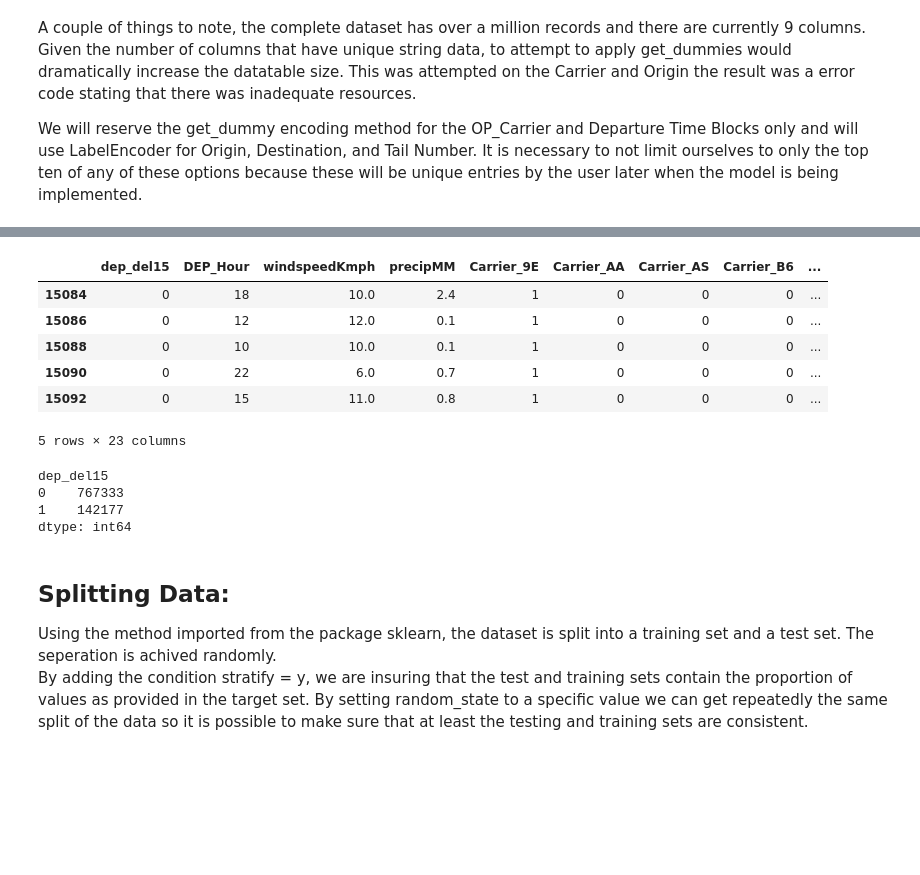
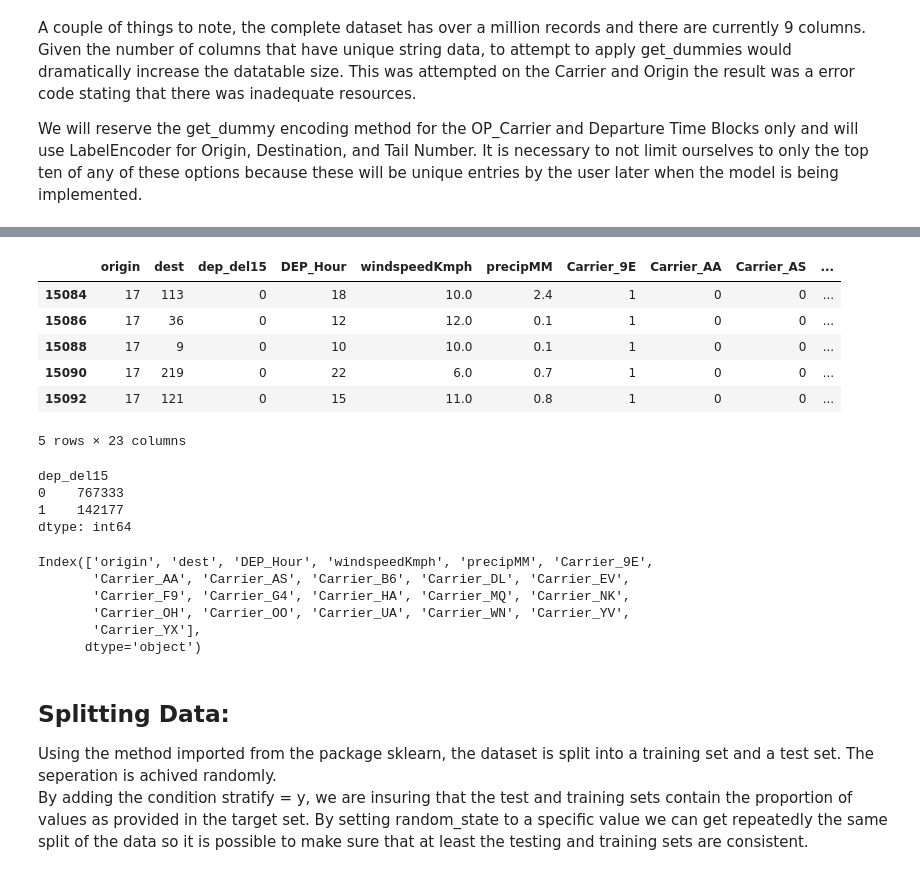
Before and after one commit to Duegan24/Final_Project, a Jupyter notebook: Seg_three_Machine Learning Model.ipynb, the cells around one changed output, grey strips where cells are left out. Saved outputs shown, nothing was run; the diff lists cells and outputs as text; code cells hidden in the pictures; blank space fills up the shorter version.

```diff
--- a/Seg_three_Machine Learning Model.ipynb
+++ b/Seg_three_Machine Learning Model.ipynb
@@ -278,3 +277,5 @@ We will reserve the get_dummy encoding method for the OP_Carrier and Departure T
 dummy_columns = ['op_carrier']
 prefix = ['Carrier']
 dummy_df = pd.get_dummies(machine_model_df[dummy_columns], prefix)
+
+machine_model_df_encoded = machine_model_df.drop(['op_carrier'], axis = 1)
@@ -299,0 +282,16 @@ labelEncoded_df = df.apply(lambda x: d[x.name].fit_transform(x))
+# %%
+# Tranform each column with LabelEncoder
+le = LabelEncoder()
+
+# Fit and Transform Origin and Destination
+le_origin = le.fit(machine_model_df['origin'])
+le_dest = le.fit(machine_model_df['dest'])
+machine_model_df_encoded['origin_enc'] = le_origin.transform(machine_model_df['origin'])
+machine_model_df_encoded['dest_enc'] = le_dest.transform(machine_model_df['dest'])
+
+# Export Encoder Information
+pickle.dump(le_origin, open('pickle_files/Origin_encoder.pkl', 'wb'))
+pickle.dump(le_dest, open('pickle_files/Dest_encoder.pkl', 'wb'))
+
+
+machine_model_df_encoded.head()
@@ -299,0 +305,11 @@ labelEncoded_df = df.apply(lambda x: d[x.name].fit_transform(x))
+# %%
+# Import Encoder Information
+le_origin_1 = pickle.load(open('pickle_files/Origin_encoder.pkl', 'rb'))
+le_dest_1 = pickle.load(open('pickle_files/Dest_encoder.pkl', 'rb'))
+
+
+# Test Transform if it matches earlier output
+machine_model_df_encoded['origin_enc_1'] = le_origin_1.transform(machine_model_df['origin'])
+machine_model_df_encoded['dest_enc_1'] = le_dest_1.transform(machine_model_df['dest'])
+
+machine_model_df_encoded.head()
@@ -299,0 +323,7 @@ labelEncoded_df = df.apply(lambda x: d[x.name].fit_transform(x))
+# %%
+# Clean up the dataframe and remove duplicate columns
+machine_model_df_encoded['origin'] = machine_model_df_encoded['origin_enc']
+machine_model_df_encoded['dest'] = machine_model_df_encoded['dest_enc']
+machine_model_df_encoded.drop(['origin_enc','origin_enc_1','dest_enc','dest_enc_1'], axis=1, inplace = True)
+
+machine_model_df.head()
@@ -300,27 +337,38 @@ labelEncoded_df = df.apply(lambda x: d[x.name].fit_transform(x))
 # %%
 # Concatenate the encoded columns
-machine_model_df_encoded = machine_model_df.drop(flights_cat, axis=1)
-machine_model_df_encoded = pd.concat([machine_model_df_encoded, dummy_df, labelEncoded_df], axis = 1)
+machine_model_df_encoded = pd.concat([machine_model_df_encoded, dummy_df], axis = 1)
 machine_model_df_encoded.head()
 # %% [output]
-|  | dep_del15 | DEP_Hour | windspeedKmph | precipMM | Carrier_9E | Carrier_AA | Carrier_AS | Carrier_B6 | ... |
-| 15084 | 0 | 18 | 10.0 | 2.4 | 1 | 0 | 0 | 0 | ... |
-| 15086 | 0 | 12 | 12.0 | 0.1 | 1 | 0 | 0 | 0 | ... |
-| 15088 | 0 | 10 | 10.0 | 0.1 | 1 | 0 | 0 | 0 | ... |
-| 15090 | 0 | 22 | 6.0 | 0.7 | 1 | 0 | 0 | 0 | ... |
-| 15092 | 0 | 15 | 11.0 | 0.8 | 1 | 0 | 0 | 0 | ... |
+|  | origin | dest | dep_del15 | DEP_Hour | windspeedKmph | precipMM | Carrier_9E | Carrier_AA | Carrier_AS | ... |
+| 15084 | 17 | 113 | 0 | 18 | 10.0 | 2.4 | 1 | 0 | 0 | ... |
+| 15086 | 17 | 36 | 0 | 12 | 12.0 | 0.1 | 1 | 0 | 0 | ... |
+| 15088 | 17 | 9 | 0 | 10 | 10.0 | 0.1 | 1 | 0 | 0 | ... |
+| 15090 | 17 | 219 | 0 | 22 | 6.0 | 0.7 | 1 | 0 | 0 | ... |
+| 15092 | 17 | 121 | 0 | 15 | 11.0 | 0.8 | 1 | 0 | 0 | ... |
 5 rows × 23 columns
-# %%
-machine_model_df_encoded.groupby(['dep_del15']).size()
-# %% [output]
-dep_del15
-0    767333
-1    142177
-dtype: int64
+# %%
+# To evaluate how ballanced the data set is we look at how often flights are indicated as being delayed
+# as indicated by a 1
+machine_model_df_encoded.groupby(['dep_del15']).size()
+# %% [output]
+dep_del15
+0    767333
+1    142177
+dtype: int64
 # %%
 # Create Feature and Target Variables
 y = machine_model_df_encoded["dep_del15"]  # Target
 X = machine_model_df_encoded.drop(columns="dep_del15") # Features
+# %%
+# Get Column Headings for setup of production implementation of model
+X.columns
+# %% [output]
+Index(['origin', 'dest', 'DEP_Hour', 'windspeedKmph', 'precipMM', 'Carrier_9E',
+       'Carrier_AA', 'Carrier_AS', 'Carrier_B6', 'Carrier_DL', 'Carrier_EV',
+       'Carrier_F9', 'Carrier_G4', 'Carrier_HA', 'Carrier_MQ', 'Carrier_NK',
+       'Carrier_OH', 'Carrier_OO', 'Carrier_UA', 'Carrier_WN', 'Carrier_YV',
+       'Carrier_YX'],
+      dtype='object')
 # %% [markdown]
 ##  Splitting Data:
 Using the method imported from the package sklearn, the dataset is split into a training set and a test set.
```
Also changed, not shown: parts of 25 cells of this notebook, 4 other files.
